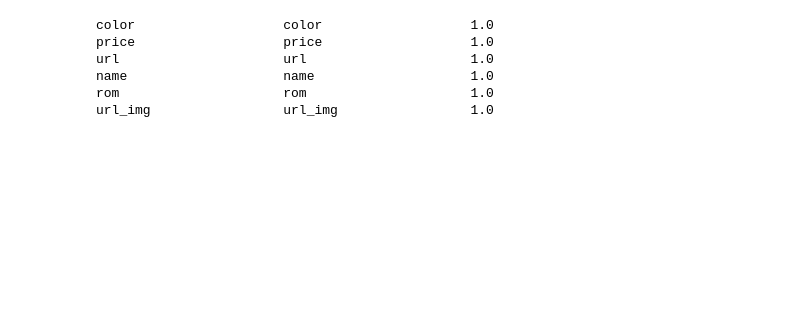
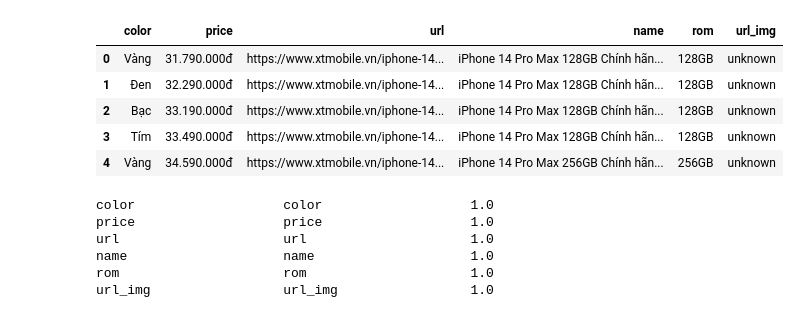
Before and after one commit to Thang-ND/DATN-20221, a Jupyter notebook: preprocess/xtmobile/preprocess.ipynb, the cells around one changed output. Saved outputs shown, nothing was run; the diff lists cells and outputs as text; code cells hidden in the pictures; blank space fills up the shorter version.

```diff
--- a/preprocess/xtmobile/preprocess.ipynb
+++ b/preprocess/xtmobile/preprocess.ipynb
@@ -13,6 +13,15 @@ matchingSystem = MatchingSystem()
 preprocess = PreprocessData()
 # %%
 df_origin = pd.read_json('./data.json')
+# %%
+df_origin.head()
+# %% [output]
+|  | color | price | url | name | rom | url_img |
+| 0 | Vàng | 31.790.000đ | https://www.xtmobile.vn/iphone-14... | iPhone 14 Pro Max 128GB Chính hãn... | 128GB | unknown |
+| 1 | Đen | 32.290.000đ | https://www.xtmobile.vn/iphone-14... | iPhone 14 Pro Max 128GB Chính hãn... | 128GB | unknown |
+| 2 | Bạc | 33.190.000đ | https://www.xtmobile.vn/iphone-14... | iPhone 14 Pro Max 128GB Chính hãn... | 128GB | unknown |
+| 3 | Tím | 33.490.000đ | https://www.xtmobile.vn/iphone-14... | iPhone 14 Pro Max 128GB Chính hãn... | 128GB | unknown |
+| 4 | Vàng | 34.590.000đ | https://www.xtmobile.vn/iphone-14... | iPhone 14 Pro Max 256GB Chính hãn... | 256GB | unknown |
 # %%
 data = matchingSystem.pipelineMatching(df_origin)
 # %% [output]
```
Also changed, not shown: parts of 8 cells of this notebook, 36 other files.
